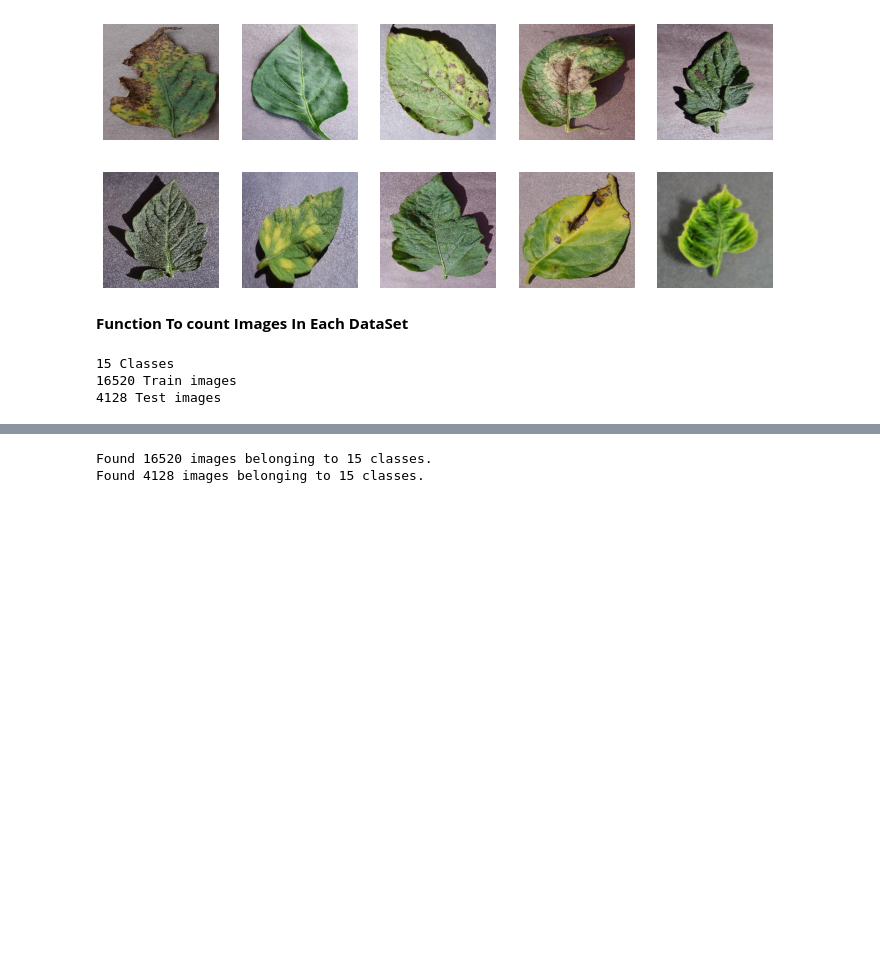
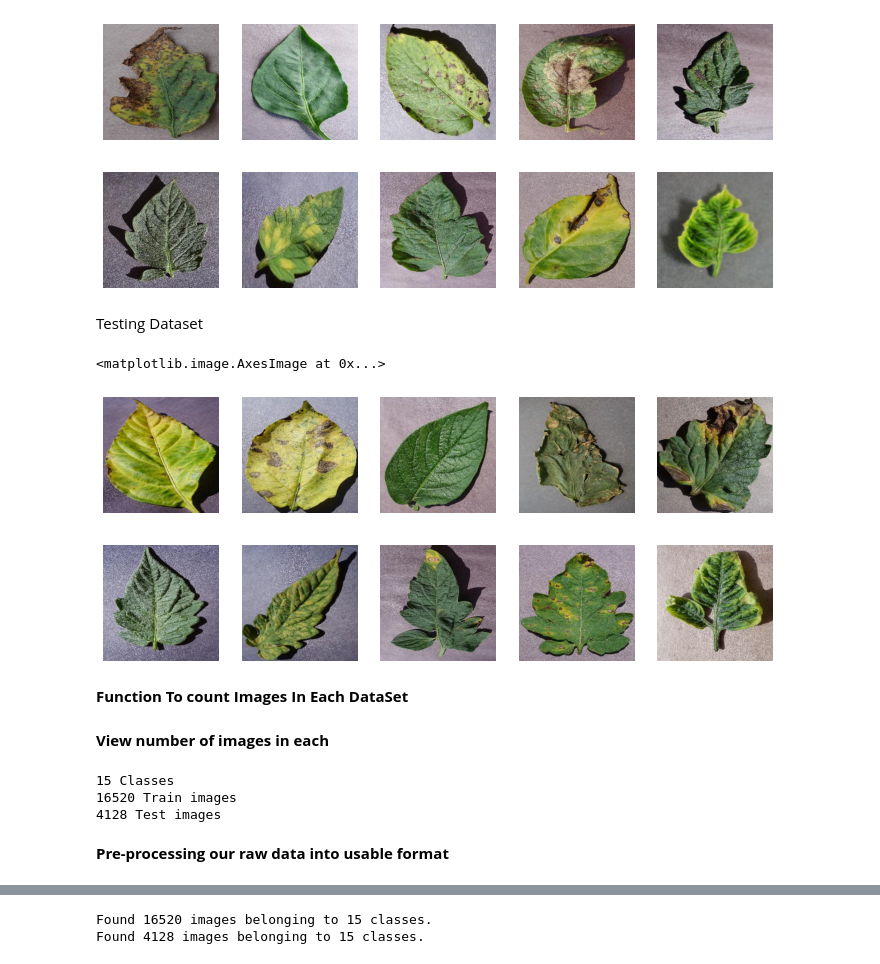
Before and after one commit to ShrutiThorat/PlantDiseaseDetectionUsingCNN, a Jupyter notebook: PlantDiseaseDetectionUsingCNN.ipynb, the cells around one changed output, grey strips where cells are left out. Drawn from its saved outputs; the diff is of its cells as text; code cells hidden in the pictures; blank space fills up the shorter version.

```diff
--- a/PlantDiseaseDetectionUsingCNN.ipynb
+++ b/PlantDiseaseDetectionUsingCNN.ipynb
@@ -103,6 +98,63 @@ plt.imshow(img)
 # %% [output]
 <matplotlib.image.AxesImage at 0x...>
 [figure]
+# %% [markdown]
+Testing Dataset
+# %%
+import matplotlib.image as mpimg
+plt.figure(figsize=(12, 5))
+sp = plt.subplot(2, 5, 1)
+sp.axis('Off')
+img = mpimg.imread("/content/drive/MyDrive/PlantDiseaseData/PlantDisease_Train_Test/TEST/Pepper_bell_Bacterial_spot/0d8421cd-eebc-4018-b591-12352dd970a7___JR_B.Spot 3234.JPG")
+plt.imshow(img)
+
+sp = plt.subplot(2, 5, 2)
+sp.axis('Off')
+img = mpimg.imread("/content/drive/MyDrive/PlantDiseaseData/PlantDisease_Train_Test/TEST/Potato_Early_blight/0d9dbf50-53a9-42b2-8b29-0360fb7dbd98___RS_Early.B 6692.JPG")
+plt.imshow(img)
+
+sp = plt.subplot(2, 5, 3)
+sp.axis('Off')
+img = mpimg.imread("/content/drive/MyDrive/PlantDiseaseData/PlantDisease_Train_Test/TEST/Potato_healthy/1a1184f8-c414-4ead-a4c4-41ae78e29a82___RS_HL 1971.JPG")
+plt.imshow(img)
+
+sp = plt.subplot(2, 5, 4)
+sp.axis('Off')
+img = mpimg.imread("/content/drive/MyDrive/PlantDiseaseData/PlantDisease_Train_Test/TEST/Tomato_Bacterial_spot/0ad88d7a-c14a-4ac9-8520-c11a0ade3a8f___UF.GRC_BS_Lab Leaf 0996.JPG")
+plt.imshow(img)
+
+sp = plt.subplot(2, 5, 5)
+sp.axis('Off')
+img = mpimg.imread("/content/drive/MyDrive/PlantDiseaseData/PlantDisease_Train_Test/TEST/Tomato_Early_blight/0e2e58b7-1417-49c4-b014-b5efb4b4b831___RS_Erly.B 8256.JPG")
+plt.imshow(img)
+
+sp = plt.subplot(2, 5, 6)
+sp.axis('Off')
+img = mpimg.imread("/content/drive/MyDrive/PlantDiseaseData/PlantDisease_Train_Test/TEST/Tomato_healthy/0a31e630-0d98-416b-b0e4-88a88aad1dc5___RS_HL 9653.JPG")
+plt.imshow(img)
+
+sp = plt.subplot(2, 5, 7)
+sp.axis('Off')
+img = mpimg.imread("/content/drive/MyDrive/PlantDiseaseData/PlantDisease_Train_Test/TEST/Tomato_Leaf_Mold/0db4cbf4-fa94-42c8-8bf5-90114281c569___Crnl_L.Mold 8681.JPG")
+plt.imshow(img)
+
+sp = plt.subplot(2, 5, 8)
+sp.axis('Off')
+img = mpimg.imread("/content/drive/MyDrive/PlantDiseaseData/PlantDisease_Train_Test/TEST/Tomato_Target_Spot/1b46f9fb-4e90-4cbf-bad5-78414e389be2___Com.G_TgS_FL 8001.JPG")
+plt.imshow(img)
+
+sp = plt.subplot(2, 5, 9)
+sp.axis('Off')
+img = mpimg.imread("/content/drive/MyDrive/PlantDiseaseData/PlantDisease_Train_Test/TEST/Tomato_Septoria_leaf_spot/0a76257e-6a78-459b-8f51-a266805121eb___Matt.S_CG 2527.JPG")
+plt.imshow(img)
+
+sp = plt.subplot(2, 5, 10)
+sp.axis('Off')
+img = mpimg.imread("/content/drive/MyDrive/PlantDiseaseData/PlantDisease_Train_Test/TEST/Tomato_YellowLeaf_Curl_Virus/0a9e37a2-95d5-4af7-95a1-2cbb67074452___YLCV_NREC 2291.JPG")
+plt.imshow(img)
+# %% [output]
+<matplotlib.image.AxesImage at 0x...>
+[figure, added]
 # %% [markdown]
 **Function To count Images In Each DataSet**
 # %%
@@ -115,6 +167,8 @@ def get_files(directory):
     for dr in dirs:
       count+= len(glob.glob(os.path.join(current_path,dr+"/*")))
   return count
+# %% [markdown]
+**View number of images in each**
 # %%
 train_samples =get_files(train_dir)
 num_classes=len(glob.glob(train_dir+"/*"))
@@ -126,6 +180,8 @@ print(test_samples,"Test images")
 15 Classes
 16520 Train images
 4128 Test images
+# %% [markdown]
+**Pre-processing our raw data into usable format**
 # %%
 # Preprocessing data.
 train_datagen=ImageDataGenerator(rescale=1./255,
```
Also changed, not shown: parts of 25 cells of this notebook.
